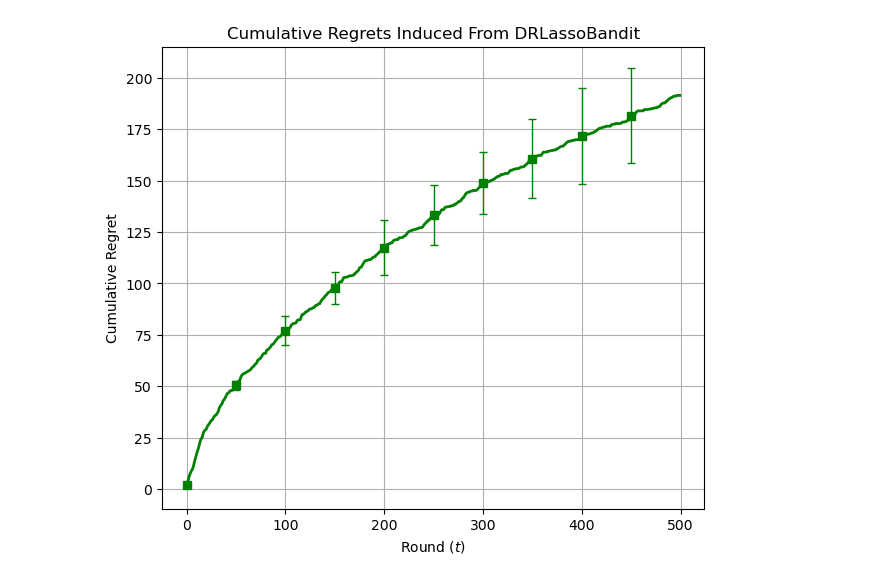
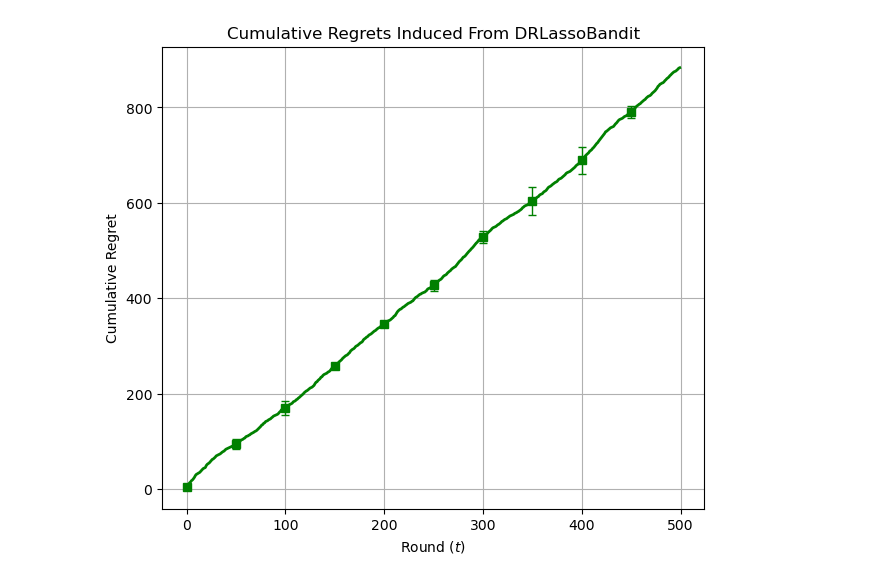
Before and after one commit to ImPJH/PHD, a Jupyter notebook: rolf/RoLFLasso.ipynb, the cells around one changed output. Drawn from its saved outputs; the diff is of its cells as text; code cells hidden in the pictures.

```diff
--- a/rolf/RoLFLasso.ipynb
+++ b/rolf/RoLFLasso.ipynb
@@ -352,73 +376,54 @@ class DRLassoBandit(ContextualBandit):
 # %%
-SEED = 617
-## Environment
-K = 20
-d = 15
-T = 500
-phi = 1
-s0 = 5
-delta = 0.001
-zT = K
+X = Z[:d, :].T # (K, d)
+bounding(type="feature", v=X, bound=1., method="clipping", norm_type="lsup")
 lam1, lam2 = 1, 0.5
+zT = 10
 
-R = 0.05
-sigma = 1
-rho_sq = 0.7
-V = (sigma - rho_sq) * np.eye(K) + rho_sq * np.ones((K, K))
+trials = 3
+regret_container = np.zeros(trials, dtype=object)
+for trial in range(trials):
+    # random_state_ = SEED + (103*trial)
+    # np.random.seed(random_state_)
+    beta = np.random.uniform(-0.5, -0.5, k)
+    exp_rewards = Z.T @ beta # (K, )
+    optimal_reward = np.amax(exp_rewards)
 
-trials = 5
-
-np.random.seed(SEED)
-beta = np.zeros(d)
-inds = np.random.choice(range(d), s0, replace=False)
-beta[inds] = np.random.uniform(0., 1., s0)
-# beta = np.random.uniform(0, 1, d)
-
-trial_regret = np.zeros(trials, dtype=object)
-for trial in range(trials):
     regrets = np.zeros(T, dtype=float)
     agent = DRLassoBandit(d=d, arms=K, lam1=lam1, lam2=lam2, zT=zT, tr=True)
     for t in tqdm(range(T)):
-        random_state_ = SEED + (103*trial) + (t+1)
-        np.random.seed(random_state_)
-        X = np.random.multivariate_normal(mean=np.zeros(K), cov=V, size=d).T    # (K, d)
-
-        ## copmute the reward and optimal reward
-        expected_reward = X @ beta
-        optimal_reward = np.amax(expected_reward)
-
         ## action selection
-        noise = R * np.random.randn()
+        # np.random.seed(random_state_+t+1)
+        noise = np.random.normal(loc=0, scale=0.05)
         chosen_action = agent.choose(x=X)
-        chosen_reward = expected_reward[chosen_action] + noise
+        chosen_reward = exp_rewards[chosen_action] + noise
 
         ## copmute regret
-        regret = optimal_reward - expected_reward[chosen_action]
+        regret = optimal_reward - exp_rewards[chosen_action]
         regrets[t] = regret
 
         ## update the agent
         agent.update(x=X[chosen_action], r=chosen_reward)
 
-    trial_regret[trial] = np.cumsum(regrets)
+    regret_container[trial] = np.cumsum(regrets)
 
 # Plotting
 fig, ax = plt.subplots(figsize=(7, 6))
 
 rounds = np.arange(T)
-mean = np.mean(trial_regret, axis=0)
-std = np.std(trial_regret, axis=0, ddof=1)
+mean = np.mean(regret_container, axis=0)
+std = np.std(regret_container, axis=0, ddof=1)
 period = T // 10
 
 # 마커와 에러 바가 있는 라인을 주기적으로 표시
 ax.errorbar(rounds[::period], mean[::period], yerr=std[::period], fmt='s', color="green", capsize=3, elinewidth=1)
 
 # 주기적인 마커 없이 전체 라인을 표시
 ax.plot(rounds, mean, color="green", linewidth=2)
 
 ax.set_title(f'Cumulative Regrets Induced From {agent.__class__.__name__}')
 ax.set_xlabel(r"Round ($t$)")
 ax.set_ylabel("Cumulative Regret")
 ax.grid(True)
 plt.show()
 # %% [output]
-[figure, old version]
+[figure, new version]
```
Also changed, not shown: parts of 7 cells of this notebook, 29 other files.
